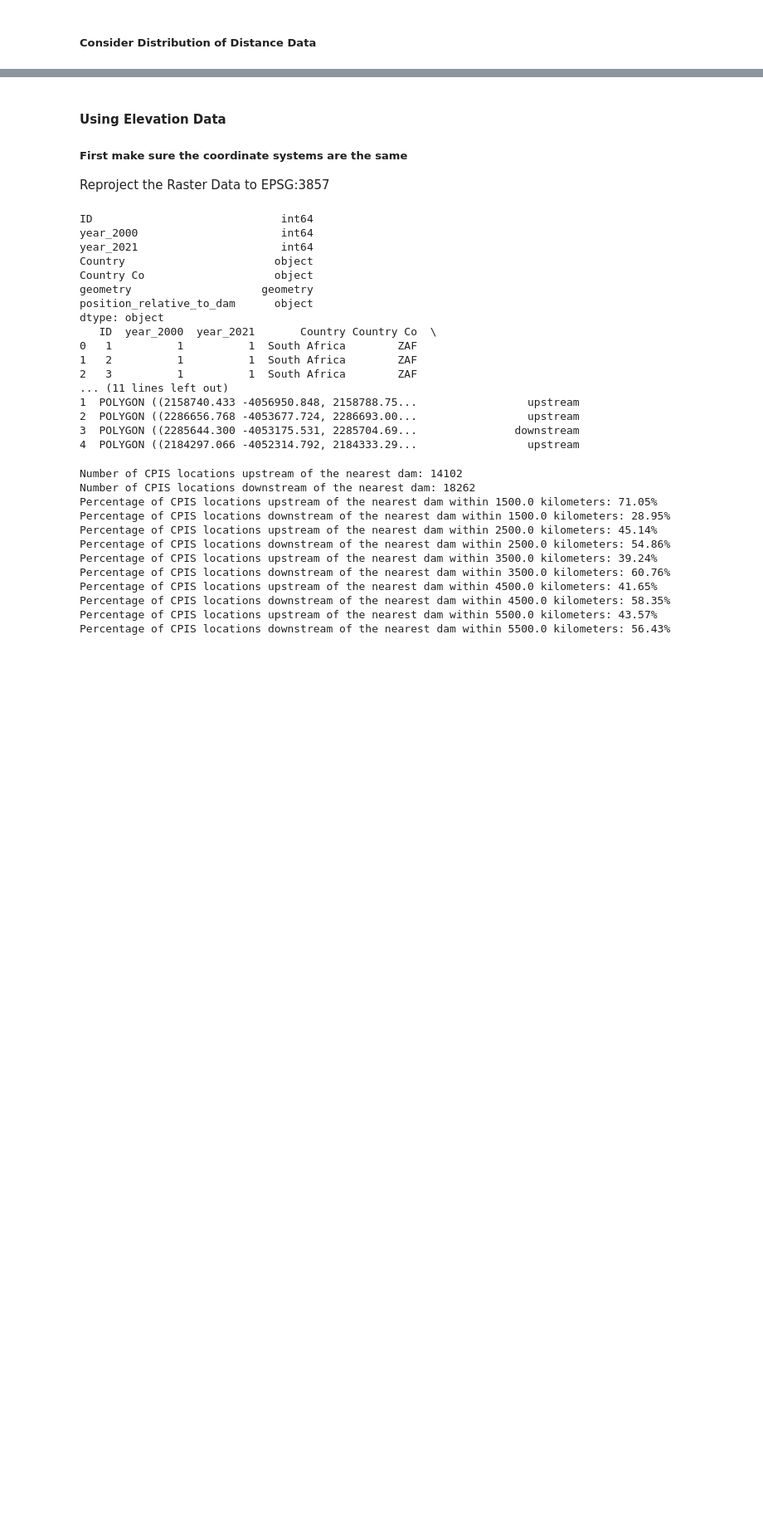
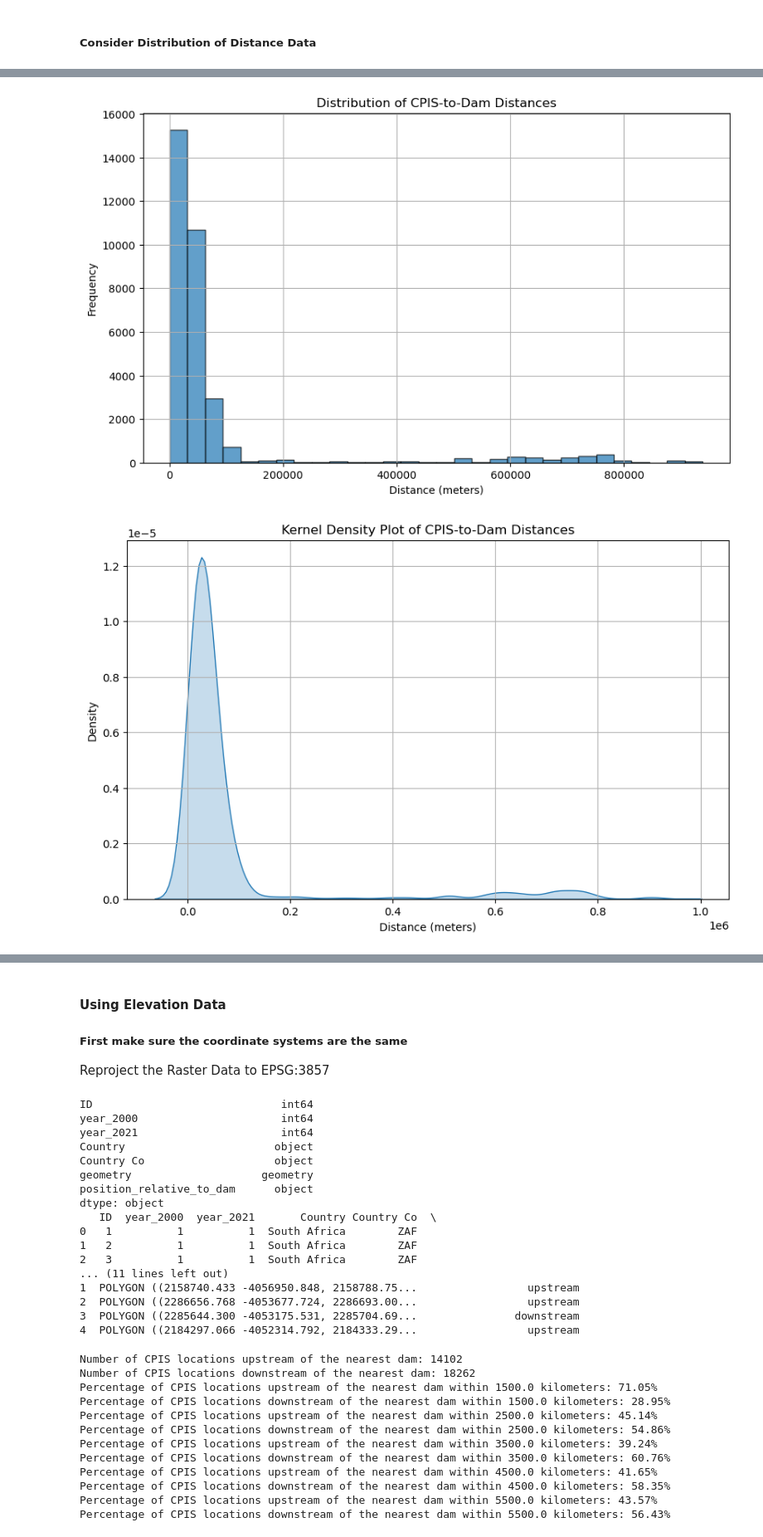
Before and after one commit to rellimylime/Africa_Irrigation, a Jupyter notebook: Code/1_analyze_data/4_Dams.ipynb, the cells around one changed output, grey strips where cells are left out. Shown at 83% size. Saved outputs shown, nothing was run; the diff lists cells and outputs as text; code cells hidden in the pictures; blank space fills up the shorter version.

```diff
--- a/Code/1_analyze_data/4_Dams.ipynb
+++ b/Code/1_analyze_data/4_Dams.ipynb
@@ -209,0 +421,22 @@ NameError: name 'tqdm' is not defined
+# %%
+
+# Histogram of CPIS-to-dam distances
+plt.figure(figsize=(10, 6))
+plt.hist(distances_cpis_to_dams, bins=30, edgecolor='black', alpha=0.7)
+plt.title('Distribution of CPIS-to-Dam Distances')
+plt.xlabel('Distance (meters)')
+plt.ylabel('Frequency')
+plt.grid(True)
+plt.show()
+
+# Kernel Density Plot of CPIS-to-dam distances
+plt.figure(figsize=(10, 6))
+sns.kdeplot(distances_cpis_to_dams, fill=True)
+plt.title('Kernel Density Plot of CPIS-to-Dam Distances')
+plt.xlabel('Distance (meters)')
+plt.ylabel('Density')
+plt.grid(True)
+plt.show()
+# %% [output]
+[figure, added]
+[figure, added]
```
Also changed, not shown: parts of 30 cells of this notebook, 3 other files.
